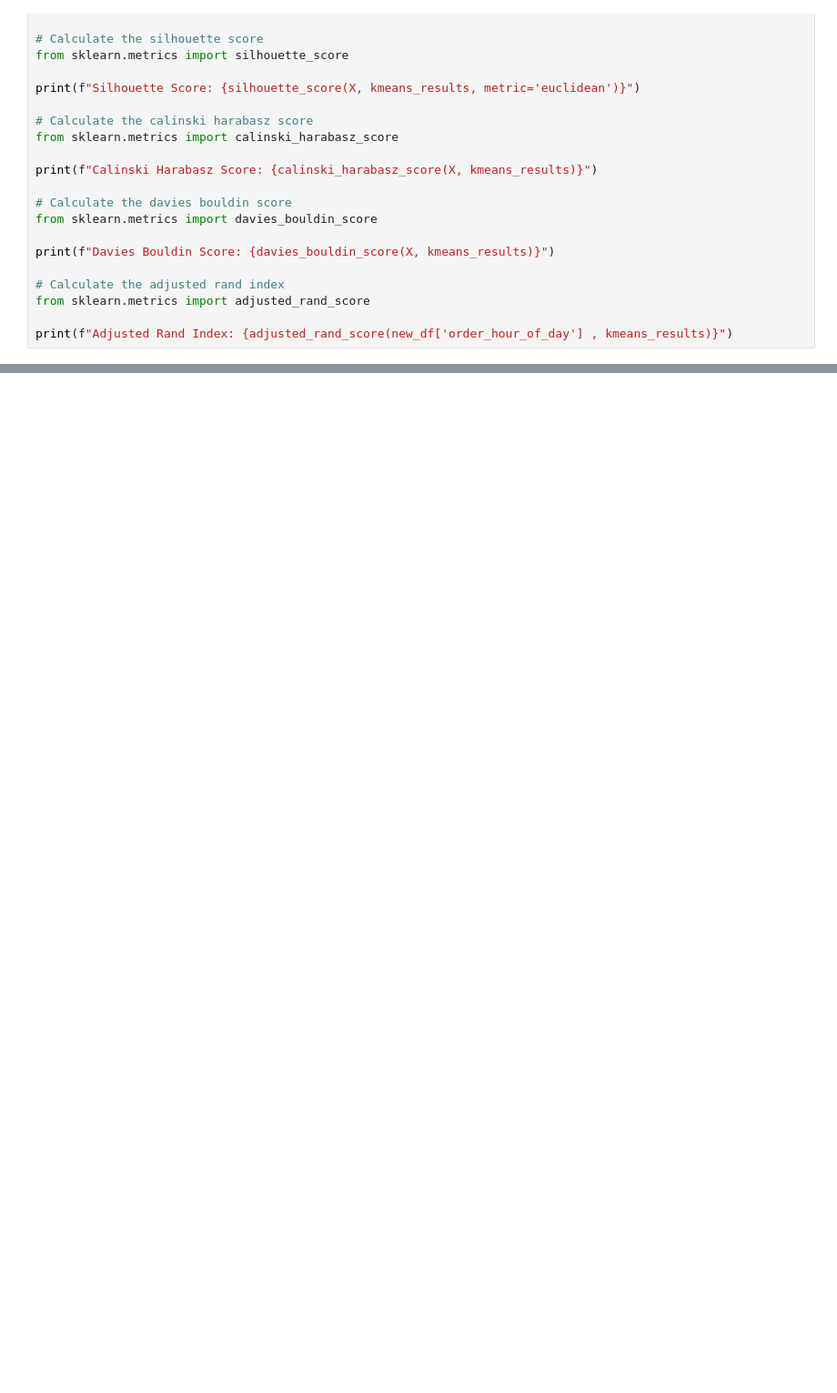
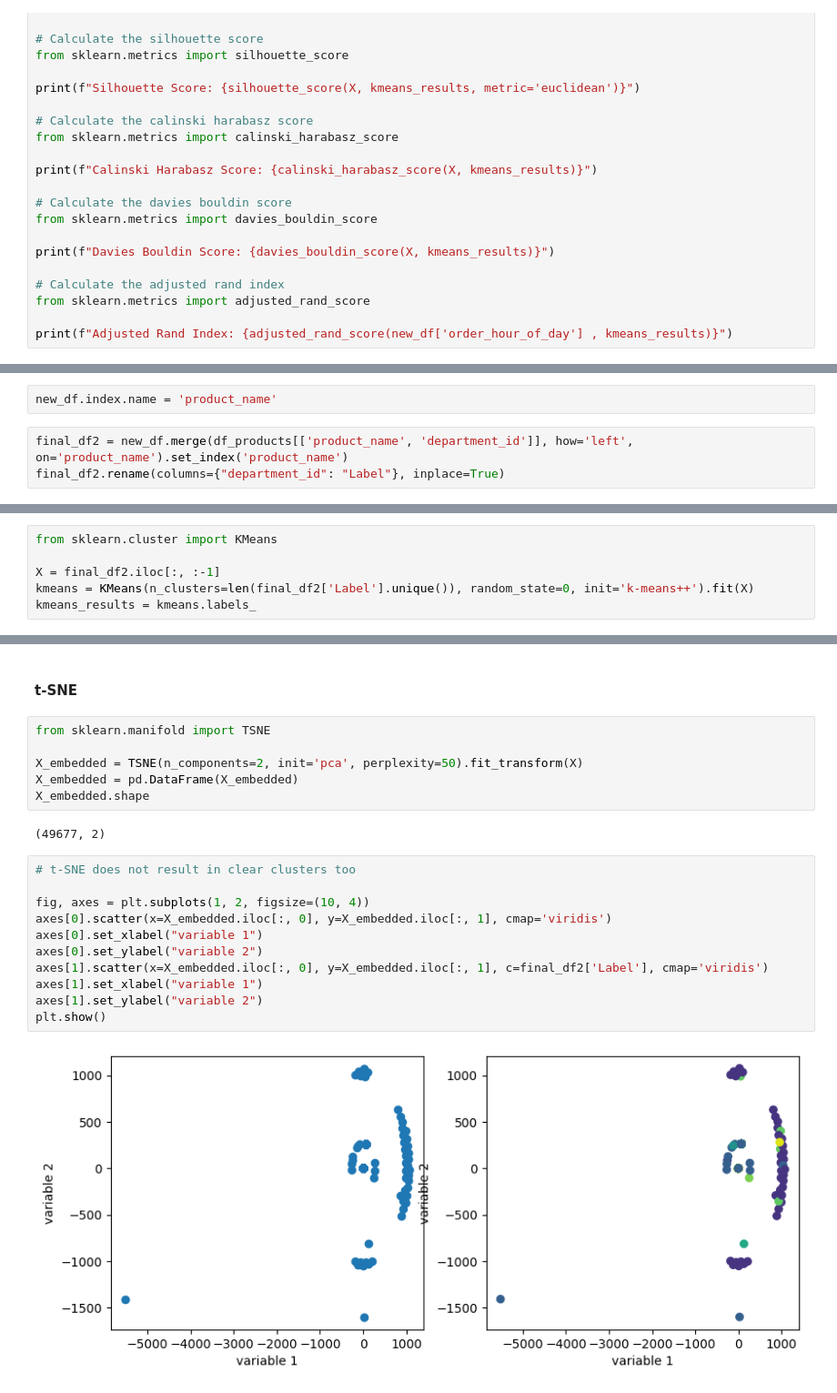
Before and after one commit to supperr-coder/CZ4032-Project2, a Jupyter notebook: Code/Clustering.ipynb, the cells around one changed output, grey strips where cells are left out. Shown at 91% size. Cells and saved outputs as stored; diff of their text form; blank space fills up the shorter version.

Commit message:
Add item-based clustering

```diff
--- a/Code/Clustering.ipynb
+++ b/Code/Clustering.ipynb
@@ -1271,0 +1322,5 @@ print(f"Adjusted Rand Index: {adjusted_rand_score(new_df['order_hour_of_day'] ,
+# %%
+new_df.index.name = 'product_name'
+# %%
+final_df2 = new_df.merge(df_products[['product_name', 'department_id']], how='left', on='product_name').set_index('product_name')
+final_df2.rename(columns={"department_id": "Label"}, inplace=True)
@@ -1271,0 +1346,6 @@ print(f"Adjusted Rand Index: {adjusted_rand_score(new_df['order_hour_of_day'] ,
+# %%
+from sklearn.cluster import KMeans
+
+X = final_df2.iloc[:, :-1]
+kmeans = KMeans(n_clusters=len(final_df2['Label'].unique()), random_state=0, init='k-means++').fit(X)
+kmeans_results = kmeans.labels_
@@ -1271,0 +1364,23 @@ print(f"Adjusted Rand Index: {adjusted_rand_score(new_df['order_hour_of_day'] ,
+# %% [markdown]
+#### t-SNE
+# %%
+from sklearn.manifold import TSNE
+
+X_embedded = TSNE(n_components=2, init='pca', perplexity=50).fit_transform(X)
+X_embedded = pd.DataFrame(X_embedded)
+X_embedded.shape
+# %% [output]
+(49677, 2)
+# %%
+# t-SNE does not result in clear clusters too
+
+fig, axes = plt.subplots(1, 2, figsize=(10, 4))
+axes[0].scatter(x=X_embedded.iloc[:, 0], y=X_embedded.iloc[:, 1], cmap='viridis')
+axes[0].set_xlabel("variable 1")
+axes[0].set_ylabel("variable 2")
+axes[1].scatter(x=X_embedded.iloc[:, 0], y=X_embedded.iloc[:, 1], c=final_df2['Label'], cmap='viridis')
+axes[1].set_xlabel("variable 1")
+axes[1].set_ylabel("variable 2")
+plt.show()
+# %% [output]
+[figure, added]
```
Also changed, not shown: parts of 13 cells of this notebook.
